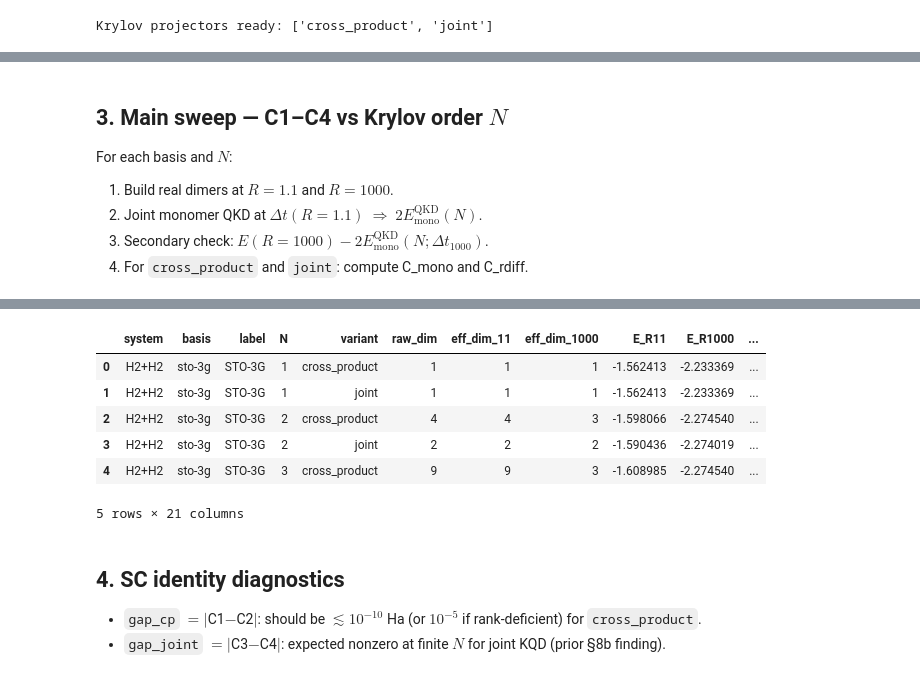
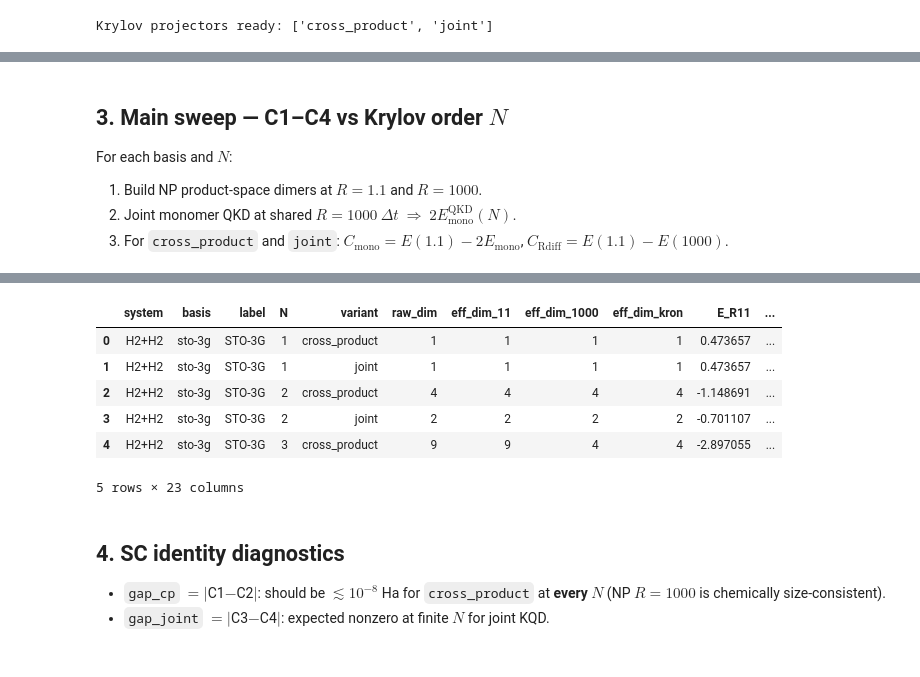
Before and after one commit to PrabhavD/qkd-size-consistency, a Jupyter notebook: krylov_h2h2_interaction_comparison.ipynb, the cells around one changed output, grey strips where cells are left out. Cells and saved outputs as stored; diff of their text form; code cells hidden in the pictures.

```diff
--- a/krylov_h2h2_interaction_comparison.ipynb
+++ b/krylov_h2h2_interaction_comparison.ipynb
@@ -454,10 +508,9 @@ Smoke OK
 
 For each basis and $N$:
 
-1. Build real dimers at $R=1.1$ and $R=1000$.
-2. Joint monomer QKD at $\Delta t(R{=}1.1)$ $\Rightarrow$ $2E_{\mathrm{mono}}^{\mathrm{QKD}}(N)$.
-3. Secondary check: $E(R{=}1000) - 2E_{\mathrm{mono}}^{\mathrm{QKD}}(N;\Delta t_{1000})$.
-4. For `cross_product` and `joint`: compute C_mono and C_rdiff.
+1. Build NP product-space dimers at $R=1.1$ and $R=1000$.
+2. Joint monomer QKD at shared $R{=}1000$ $\Delta t$ $\Rightarrow$ $2E_{\mathrm{mono}}^{\mathrm{QKD}}(N)$.
+3. For `cross_product` and `joint`: $C_{\mathrm{mono}}=E(1.1)-2E_{\mathrm{mono}}$, $C_{\mathrm{Rdiff}}=E(1.1)-E(1000)$.
 # %%
 rows = []
 delta_exact = {}
@@ -467,34 +520,40 @@ for basis in BASIS_LIST:
     N_max = BASIS_CONFIG[basis]['N_MAX']
     dims = list(range(1, N_max + 1))
     print('=' * 60)
-    print(f'H2...H2 interaction comparison  ({label})')
+    print(f'H2...H2 NP interaction comparison  ({label})')
     print('=' * 60)
 
-    sys_11 = build_real_h2h2_system(basis, R=R_INT)
-    sys_inf = build_real_h2h2_system(basis, R=R_INF)
     mono = build_monomer(2, basis)
-    d_ex = sys_11['delta_exact_vs_mono']
+    sys_11 = build_np_h2h2_system(basis, R=R_INT, mono=mono)
+    sys_inf = build_np_h2h2_system(basis, R=R_INF, mono=mono)
+    sys_kron = build_kronecker_dimer(mono, mono)  # diagnostic oracle
+    d_ex = sys_11['gs_total'] - 2.0 * mono['gs_total']
     delta_exact[basis] = d_ex
 
-    print(f"  dim={sys_11['joint_dim']}  dt_11={sys_11['dt_tot']:.4f}  "
-          f"dt_1000={sys_inf['dt_tot']:.4f}  Delta_exact={d_ex:.6e}")
+    print(f"  dim={sys_11['joint_dim']}  "
+          f"dt_11={sys_11['dt_tot']:.4f}  dt_1000={sys_inf['dt_tot']:.4f}  "
+          f"||Hab||(1.1)={sys_11['hab_norm']:.3e}  ||Hab||(1000)={sys_inf['hab_norm']:.3e}")
+    print(f"  Delta_exact={d_ex:.6e}  "
+          f"E(1000)-2Em={sys_inf['gs_total']-2*mono['gs_total']:.3e}  "
+          f"|E(1000)-E_kron|={abs(sys_inf['gs_total']-sys_kron['gs_total']):.3e}")
+    assert abs(sys_kron['delta_exact']) < 1e-10, 'Kronecker not additive'
 
-    df_mono_11 = sweep_mono_qkd(mono, dims, dt=sys_11['dt_tot'])
-    df_mono_inf = sweep_mono_qkd(mono, dims, dt=sys_inf['dt_tot'])
+    # Shared dt with R=1000 NP dimer so SC => E_cp(1000)=2E_mono(N)
+    df_mono = sweep_mono_qkd(mono, dims, dt=sys_inf['dt_tot'])
 
     for N in dims:
         print(f'  N={N} ...', end=' ', flush=True)
-        E_mono_sum_11 = 2.0 * float(
-            df_mono_11.loc[df_mono_11['N'] == N, 'E_mono_qkd'].iloc[0])
-        E_mono_sum_inf = 2.0 * float(
-            df_mono_inf.loc[df_mono_inf['N'] == N, 'E_mono_qkd'].iloc[0])
+        E_mono_sum = 2.0 * float(
+            df_mono.loc[df_mono['N'] == N, 'E_mono_qkd'].iloc[0])
 
         for name in VARIANTS:
-            out_11 = energy_real_total(sys_11, VARIANT_BUILDERS[name](sys_11, N))
-            out_inf = energy_real_total(sys_inf, VARIANT_BUILDERS[name](sys_inf, N))
+            out_11 = energy_from_states(sys_11, VARIANT_BUILDERS[name](sys_11, N))
+            out_inf = energy_from_states(sys_inf, VARIANT_BUILDERS[name](sys_inf, N))
+            out_kron = energy_from_states(sys_kron, VARIANT_BUILDERS[name](sys_kron, N))
             E_11 = out_11['gs_total']
             E_inf = out_inf['gs_total']
-            C_mono = E_11 - E_mono_sum_11
+            E_kron = out_kron['gs_total']
+            C_mono = E_11 - E_mono_sum
             C_rdiff = E_11 - E_inf
             gap = abs(C_mono - C_rdiff)
             rows.append({
@@ -506,17 +565,19 @@ for basis in BASIS_LIST:
                 'raw_dim': out_11['raw_dim'],
                 'eff_dim_11': out_11['eff_dim'],
                 'eff_dim_1000': out_inf['eff_dim'],
+                'eff_dim_kron': out_kron['eff_dim'],
                 'E_R11': E_11,
                 'E_R1000': E_inf,
-                'E_mono_sum': E_mono_sum_11,
-                'E_mono_sum_dt1000': E_mono_sum_inf,
+                'E_kron': E_kron,
+                'E_mono_sum': E_mono_sum,
                 'C_mono': C_mono,
                 'C_rdiff': C_rdiff,
                 'gap_identity': gap,
                 'delta_exact': d_ex,
                 'err_vs_exact_mono': abs(C_mono - d_ex),
                 'err_vs_exact_rdiff': abs(C_rdiff - d_ex),
-                'E_inf_vs_2Emono_at_dt1000': E_inf - E_mono_sum_inf,
+                'E_1000_vs_2Emono': E_inf - E_mono_sum,
+                'E_kron_vs_2Emono': E_kron - E_mono_sum,
                 'dt_11': sys_11['dt_tot'],
                 'dt_1000': sys_inf['dt_tot'],
             })
@@ -525,7 +586,7 @@ for basis in BASIS_LIST:
         print()
         gc.collect()
 
-    del sys_11, sys_inf, mono
+    del sys_11, sys_inf, mono, sys_kron
     gc.collect()
     print()
 
@@ -553,17 +614,17 @@ H2...H2 interaction comparison  (STO-3G)
 
 Saved: /home/desai/School/trinity-term/qkd-size-consistency/output/krylov_cross_product/interaction_comparison/h2h2_interaction_C1C4_vs_N__spectral_norm.csv
-|  | system | basis | label | N | variant | raw_dim | eff_dim_11 | eff_dim_1000 | E_R11 | E_R1000 | ... |
-| 0 | H2+H2 | sto-3g | STO-3G | 1 | cross_product | 1 | 1 | 1 | -1.562413 | -2.233369 | ... |
-| 1 | H2+H2 | sto-3g | STO-3G | 1 | joint | 1 | 1 | 1 | -1.562413 | -2.233369 | ... |
-| 2 | H2+H2 | sto-3g | STO-3G | 2 | cross_product | 4 | 4 | 3 | -1.598066 | -2.274540 | ... |
-| 3 | H2+H2 | sto-3g | STO-3G | 2 | joint | 2 | 2 | 2 | -1.590436 | -2.274019 | ... |
-| 4 | H2+H2 | sto-3g | STO-3G | 3 | cross_product | 9 | 9 | 3 | -1.608985 | -2.274540 | ... |
+|  | system | basis | label | N | variant | raw_dim | eff_dim_11 | eff_dim_1000 | eff_dim_kron | E_R11 | ... |
+| 0 | H2+H2 | sto-3g | STO-3G | 1 | cross_product | 1 | 1 | 1 | 1 | 0.473657 | ... |
+| 1 | H2+H2 | sto-3g | STO-3G | 1 | joint | 1 | 1 | 1 | 1 | 0.473657 | ... |
+| 2 | H2+H2 | sto-3g | STO-3G | 2 | cross_product | 4 | 4 | 4 | 4 | -1.148691 | ... |
+| 3 | H2+H2 | sto-3g | STO-3G | 2 | joint | 2 | 2 | 2 | 2 | -0.701107 | ... |
+| 4 | H2+H2 | sto-3g | STO-3G | 3 | cross_product | 9 | 9 | 4 | 4 | -2.897055 | ... |
-5 rows × 21 columns
+5 rows × 23 columns
 # %% [markdown]
 ## 4. SC identity diagnostics
 
-- `gap_cp` $= |$C1$-$C2$|$: should be $\lesssim 10^{-10}$ Ha (or $10^{-5}$ if rank-deficient) for `cross_product`.
-- `gap_joint` $= |$C3$-$C4$|$: expected nonzero at finite $N$ for joint KQD (prior §8b finding).
+- `gap_cp` $= |$C1$-$C2$|$: should be $\lesssim 10^{-8}$ Ha for `cross_product` at **every** $N$ (NP $R{=}1000$ is chemically size-consistent).
+- `gap_joint` $= |$C3$-$C4$|$: expected nonzero at finite $N$ for joint KQD.
 # %%
 # Pivot gaps by variant
 gap_rows = []
```
Also changed, not shown: parts of 16 cells of this notebook.
